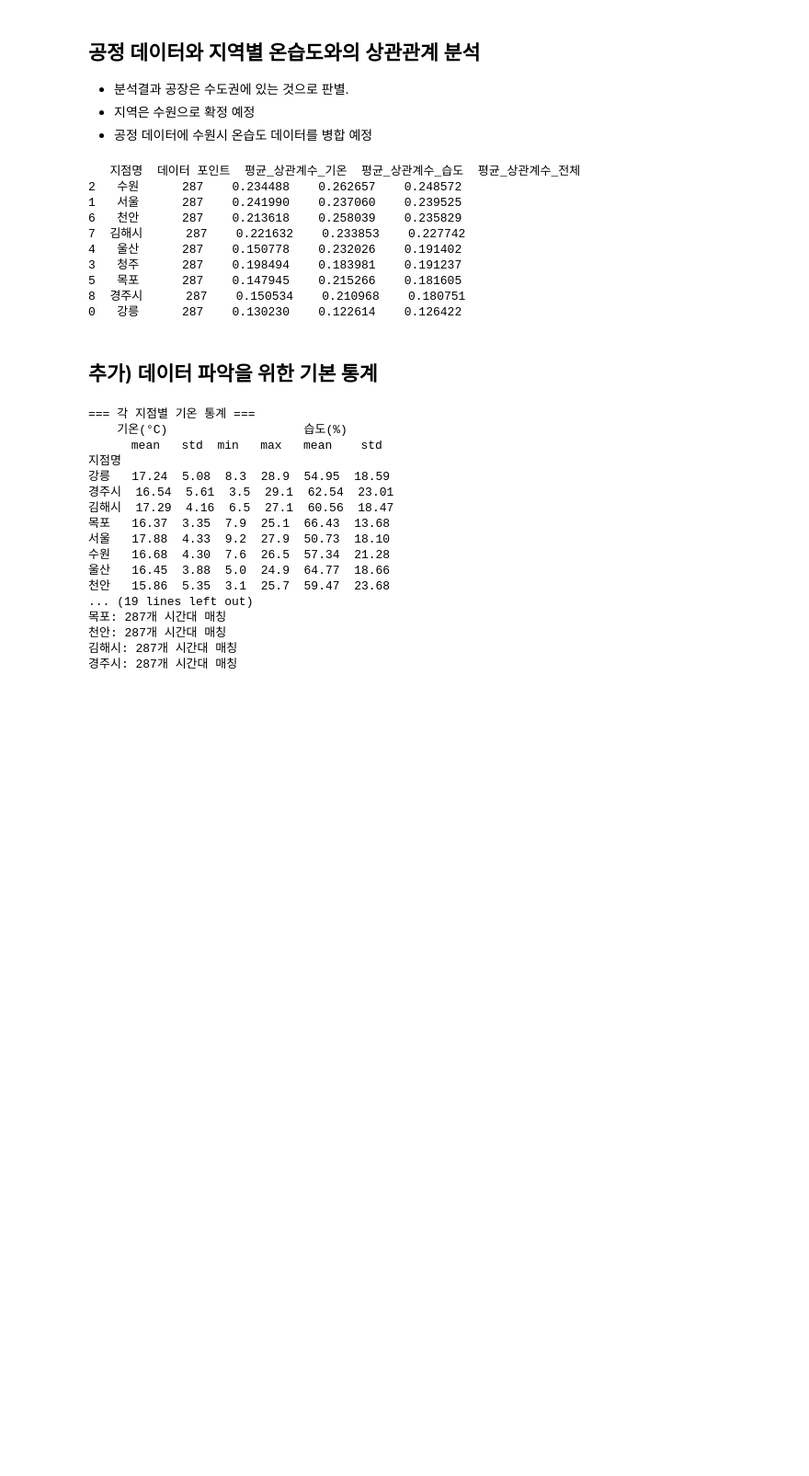
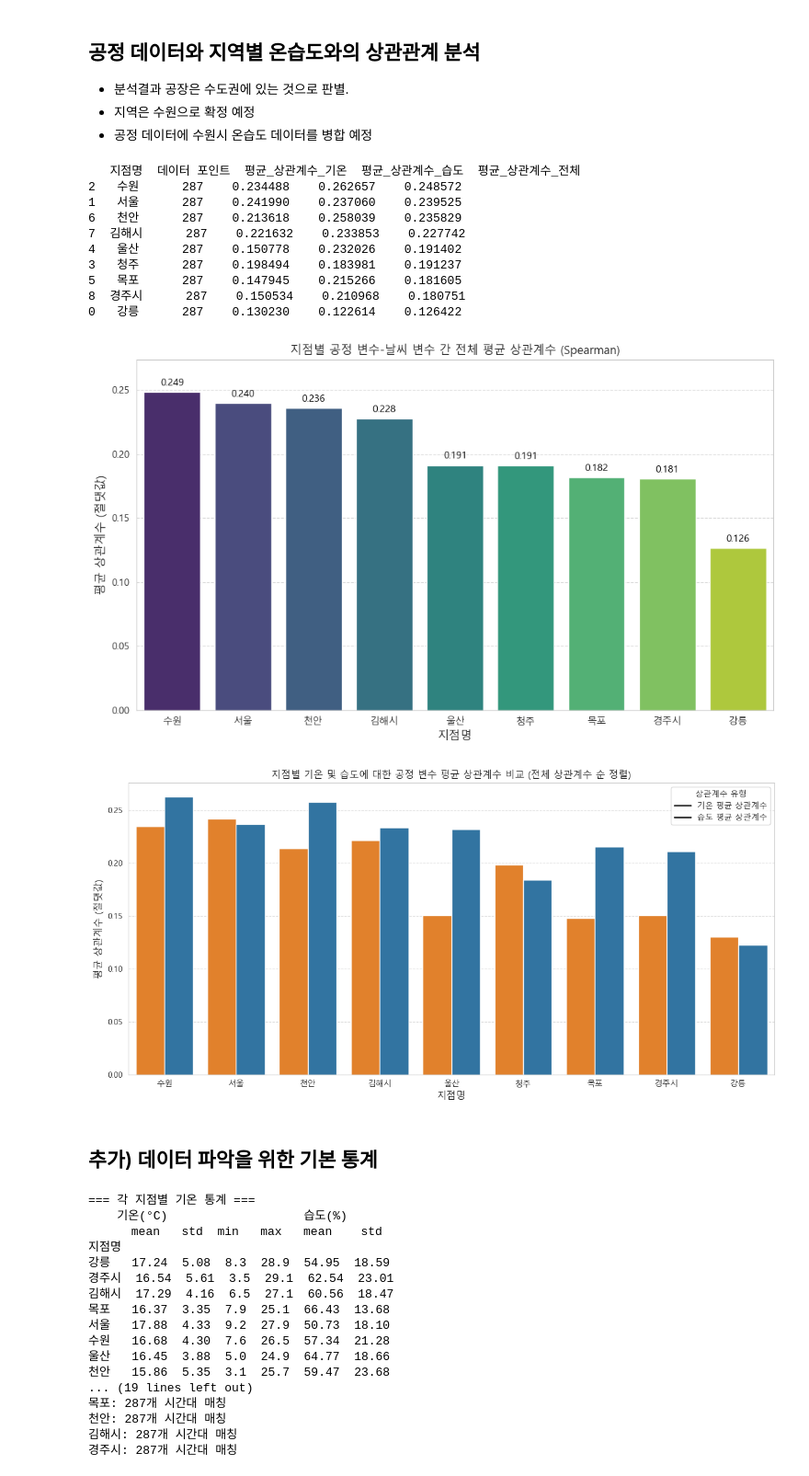
Before and after one commit to HDCLABS-NOVA/ai01-1st-1team-seokjuksun, a Jupyter notebook: code/FindRegion.ipynb, the cells around one changed output. Shown at 92% size. Saved outputs shown, nothing was run; the diff lists cells and outputs as text; code cells hidden in the pictures; blank space fills up the shorter version.

```diff
--- a/code/FindRegion.ipynb
+++ b/code/FindRegion.ipynb
@@ -20,7 +20,7 @@ df.head(5)
 | 4 | 2022-05-02 06:32:37 | 25878.0 | 3000.0 | 3000.0 | 0.0 | ... |
 5 rows × 57 columns
 # %%
-temp_df = pd.read_csv('../dataset/Temp_Humid_Log.csv', encoding='cp949')
+temp_df = pd.read_csv('../dataset/TempHumidLog.csv', encoding='cp949')
 temp_df.head(5)
 # %% [output]
 |  | 지점 | 지점명 | 일시 | 기온(°C) | 기온 QC플래그 | 습도(%) | 습도 QC플래그 | 증기압(hPa) | 이슬점온도(°C) |
@@ -188,6 +188,84 @@ print(results_df)
 5   목포      287    0.147945    0.215266    0.181605
 8  경주시      287    0.150534    0.210968    0.180751
 0   강릉      287    0.130230    0.122614    0.126422
+# %%
+import pandas as pd
+import numpy as np
+import matplotlib.pyplot as plt
+import seaborn as sns
+
+# 'results_df' 데이터프레임이 준비되었다고 가정
+
+# ----------------------------------------------------------------------------------
+# 1. 지점별 공정 변수-날씨 변수 간 전체 평균 상관계수 시각화
+# ----------------------------------------------------------------------------------
+def plot_overall_correlation(df):
+    """지점별 전체 평균 상관계수를 막대 그래프로 시각화"""
+    # 평균 상관계수 전체를 기준으로 내림차순 정렬
+    plot_df = df.sort_values('평균_상관계수_전체', ascending=False)
+
+    plt.figure(figsize=(10, 6))
+    sns.barplot(
+        x='지점명',
+        y='평균_상관계수_전체',
+        data=plot_df,
+        palette='viridis'
+    )
+    plt.title('지점별 공정 변수-날씨 변수 간 전체 평균 상관계수 (Spearman)')
+    plt.xlabel('지점명', fontsize=12)
+    plt.ylabel('평균 상관계수 (절댓값)', fontsize=12)
+    plt.ylim(0, plot_df['평균_상관계수_전체'].max() * 1.1)
+    plt.grid(axis='y', linestyle='--', alpha=0.7)
+
+    # 막대 위에 값 표시
+    for index, row in plot_df.reset_index(drop=True).iterrows():
+        plt.text(index, row['평균_상관계수_전체'] + 0.005,
+                 f'{row["평균_상관계수_전체"]:.3f}', color='black', ha='center')
+
+    plt.tight_layout()
+    plt.show() # Jupyter/IDE 환경에서 결과를 바로 보려면 show() 사용
+    # plt.savefig('overall_avg_correlation.png')
+
+# ----------------------------------------------------------------------------------
+# 2. 지점별 기온 vs 습도 평균 상관계수 비교 시각화
+# ----------------------------------------------------------------------------------
+def plot_temp_vs_humid_correlation(df):
+    """기온과 습도에 대한 평균 상관계수를 지점별로 비교하는 막대 그래프 시각화"""
+    # 1. 데이터 재구성: 기온 및 습도 상관계수를 하나의 '상관계수_유형' 열로 녹이기 (melt)
+    melted_df = df.melt(
+        id_vars=['지점명'],
+        value_vars=['평균_상관계수_기온', '평균_상관계수_습도'],
+        var_name='상관계수_유형',
+        value_name='평균_상관계수'
+    )
+
+    # 2. 전체 평균 상관계수 순서대로 지점명 정렬 순서 정의
+    order = df.sort_values('평균_상관계수_전체', ascending=False)['지점명'].tolist()
+
+    plt.figure(figsize=(12, 6))
+    sns.barplot(
+        x='지점명',
+        y='평균_상관계수',
+        hue='상관계수_유형',
+        data=melted_df,
+        order=order, # 전체 상관계수 순으로 지점명 순서 적용
+        palette={'평균_상관계수_기온': 'tab:orange', '평균_상관계수_습도': 'tab:blue'}
+    )
+    plt.title('지점별 기온 및 습도에 대한 공정 변수 평균 상관계수 비교 (전체 상관계수 순 정렬)')
+    plt.xlabel('지점명', fontsize=12)
+    plt.ylabel('평균 상관계수 (절댓값)', fontsize=12)
+    plt.legend(title='상관계수 유형', labels=['기온 평균 상관계수', '습도 평균 상관계수'])
+    plt.grid(axis='y', linestyle='--', alpha=0.7)
+    plt.tight_layout()
+    plt.show() # Jupyter/IDE 환경에서 결과를 바로 보려면 show() 사용
+    # plt.savefig('temp_vs_humid_correlation.png')
+
+# # 실제 데이터프레임 'results_df'가 준비된 후 아래 함수를 호출하여 시각화를 수행합니다.
+plot_overall_correlation(results_df)
+plot_temp_vs_humid_correlation(results_df)
+# %% [output]
+[figure, added]
+[figure, added]
 # %% [markdown]
 ## 추가) 데이터 파악을 위한 기본 통계
 # %%
```
